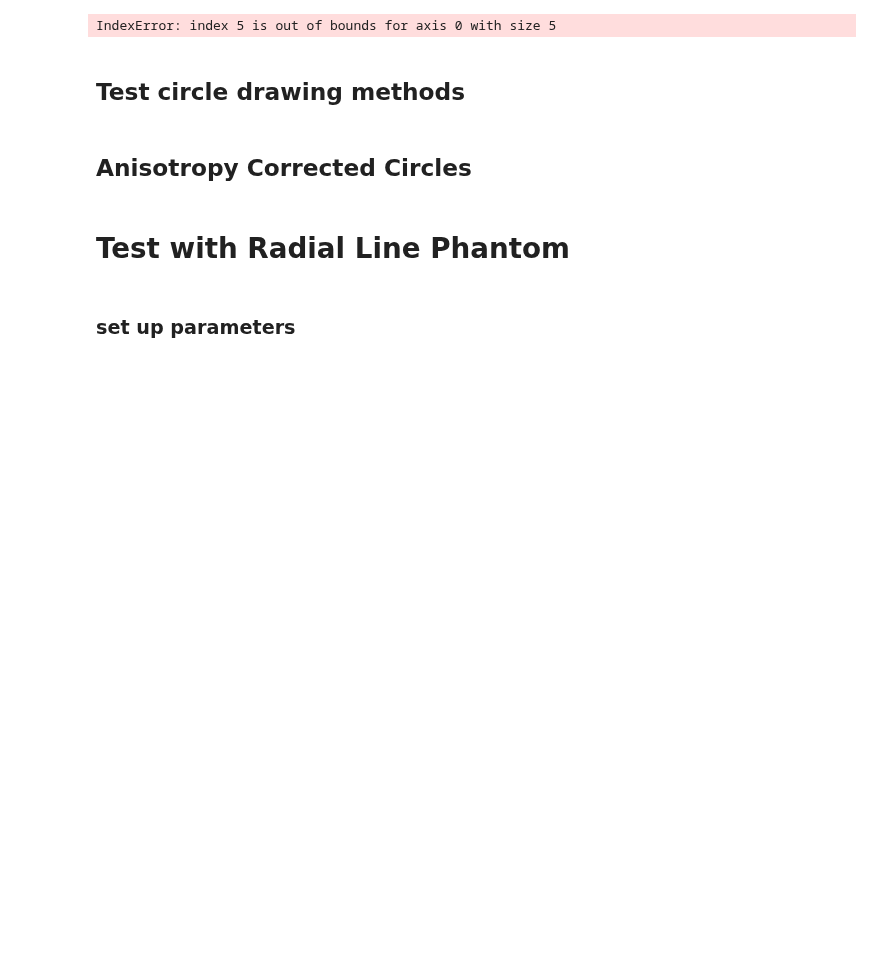
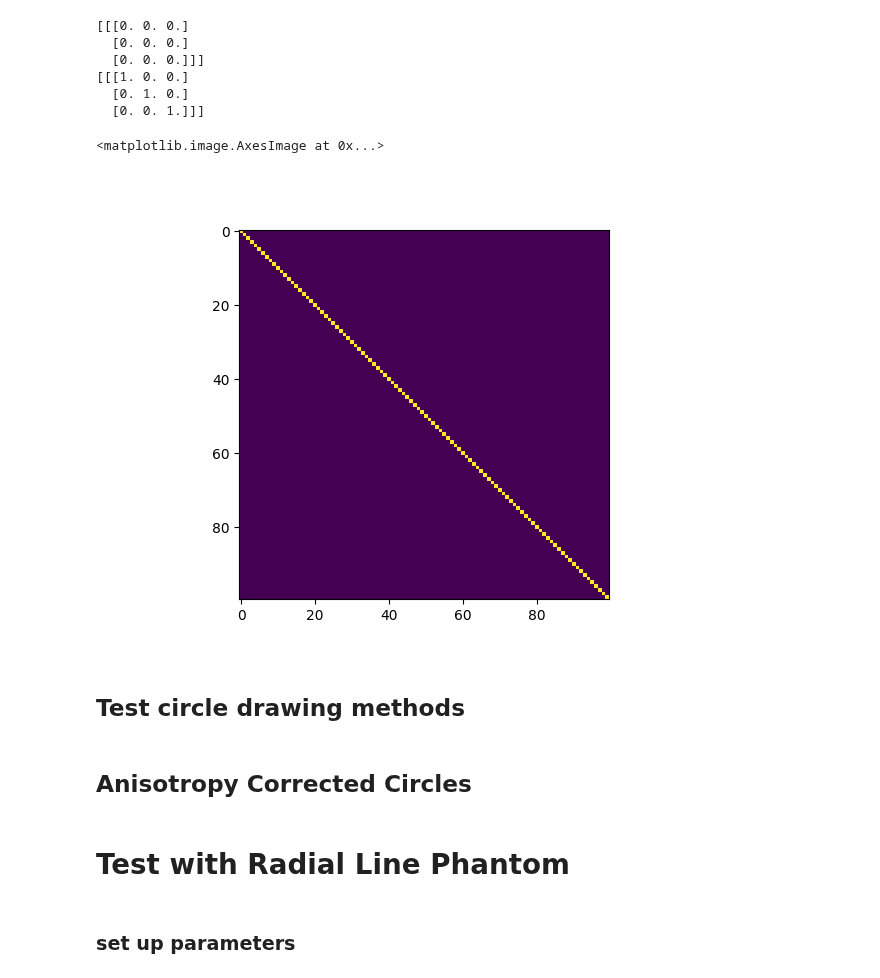
Before and after one commit to BrysonGray/fibermetric, a Jupyter notebook: notebooks/structure_tensor_ex.ipynb, the cells around one changed output. Drawn from its saved outputs; the diff is of its cells as text; code cells hidden in the pictures; blank space fills up the shorter version.

```diff
--- a/notebooks/structure_tensor_ex.ipynb
+++ b/notebooks/structure_tensor_ex.ipynb
@@ -13,13 +15,29 @@ from scipy.ndimage import gaussian_filter,sobel,correlate1d,gaussian_filter1d
 import cv2
 import scipy
 import itertools
+# %%
+arr = np.zeros((1,3,3))
+print(arr)
+points = np.array([(0,0,0),(0,1,1),(0,2,2)])
+z,y,x = np.array_split(points, 3, axis=1)
+# print(points)
+arr[z,y,x] = 1.0
+print(arr)
+# %% [output]
+[[[0. 0. 0.]
+  [0. 0. 0.]
+  [0. 0. 0.]]]
+[[[1. 0. 0.]
+  [0. 1. 0.]
+  [0. 0. 1.]]]
 # %%
 image = np.zeros((5,100,100))
 image = sta_validate.draw_line_3D(image, (2,0,0), (2,99,99))
 plt.figure()
-plt.imshow(image[1])
+plt.imshow(image[2])
 # %% [output]
-IndexError: index 5 is out of bounds for axis 0 with size 5
+<matplotlib.image.AxesImage at 0x...>
+[figure, added]
 # %% [markdown]
 ## Test circle drawing methods
 # %%
```
Also changed, not shown: parts of 2 cells of this notebook, 1 other file.
